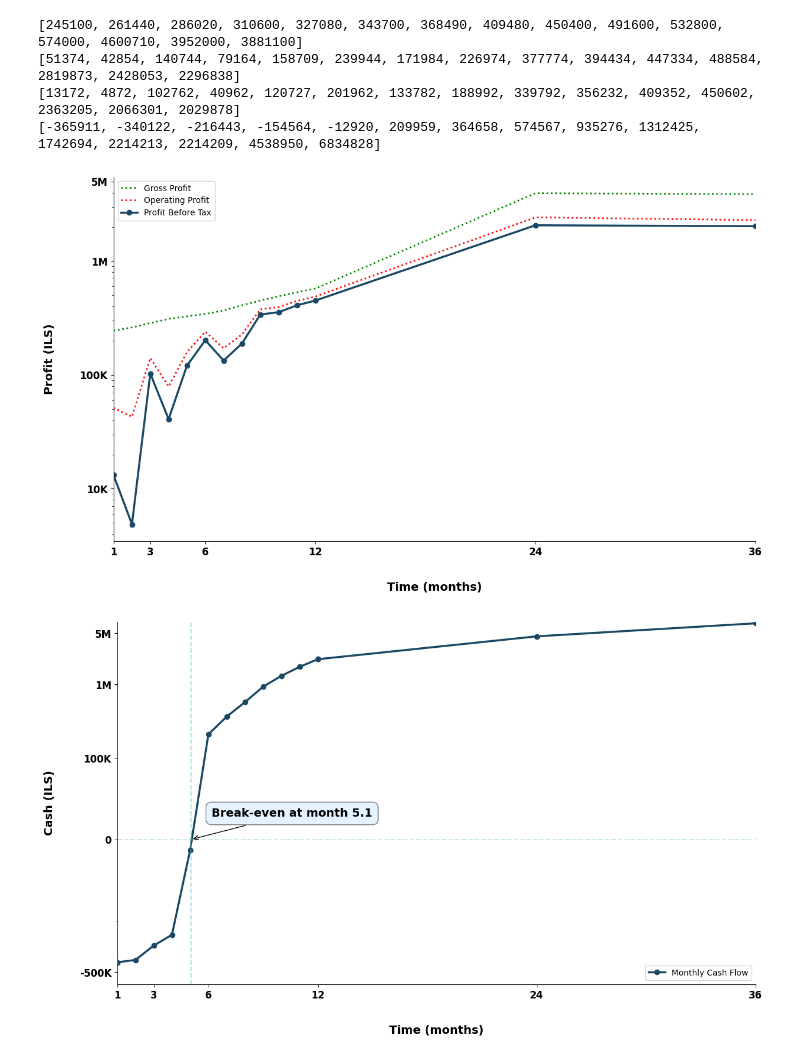
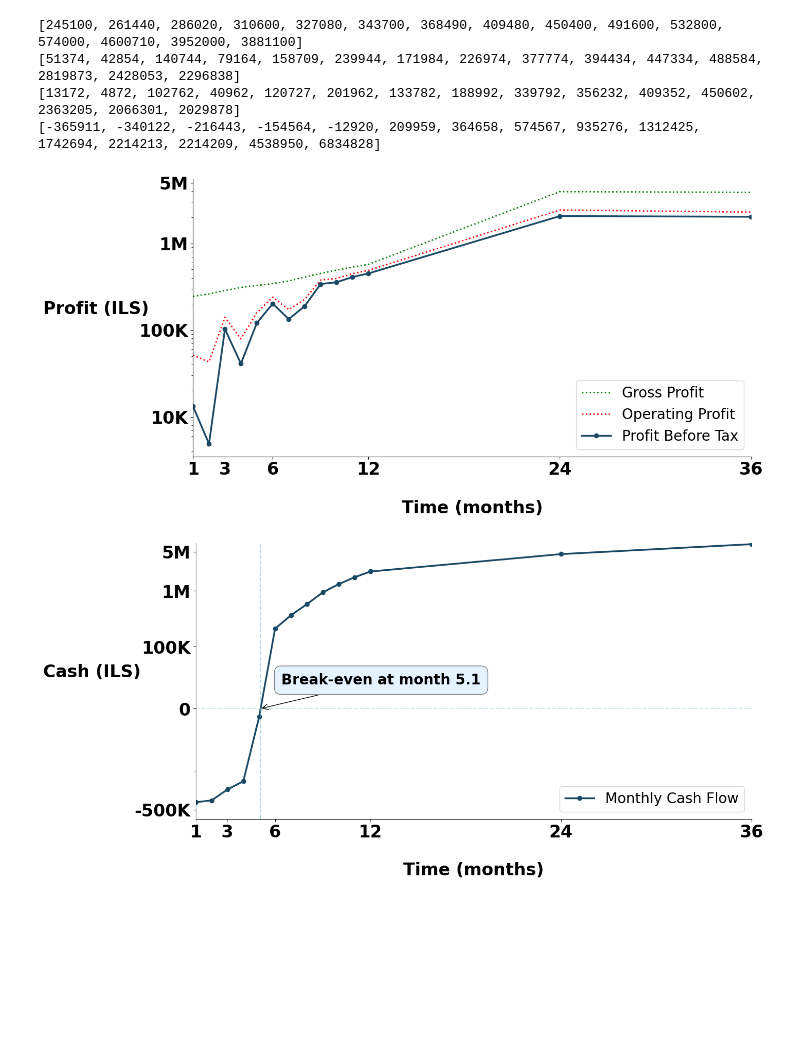
Before and after one commit to TalLevi7/SafeJourney_data_visualization, a Jupyter notebook: main.ipynb, the cells around one changed output. Saved outputs shown, nothing was run; the diff lists cells and outputs as text; code cells hidden in the pictures; blank space fills up the shorter version.

Commit message:
Fixed plot sizes and text fonts to fit presentation

```diff
--- a/main.ipynb
+++ b/main.ipynb
@@ -158,7 +158,7 @@ print(CF_ending_cash)
 [13172, 4872, 102762, 40962, 120727, 201962, 133782, 188992, 339792, 356232, 409352, 450602, 2363205, 2066301, 2029878]
 [-365911, -340122, -216443, -154564, -12920, 209959, 364658, 574567, 935276, 1312425, 1742694, 2214213, 2214209, 4538950, 6834828]
 # %%
-plt.figure(figsize=(14, 8))
+plt.figure(figsize=(14, 7))
 
 # Plot each dataset
 plt.plot(months[:12] + months[12+1:], PL_gross_profit[:12] + PL_gross_profit[12+1:]  , marker=' ', linestyle='dotted', linewidth=2, alpha=1,color='green', label="Gross Profit")
@@ -166,49 +166,50 @@ plt.plot(months[:12] + months[12+1:], PL_operating_profit[:12] + PL_operating_pr
 plt.plot(months[:12] + months[12+1:], PL_profit_before_tax[:12] + PL_profit_before_tax[12+1:], marker='o', linestyle='-',linewidth =2.5, markersize = 6, color="#1B4965", label="Profit Before Tax")
 
 # Labels and Title
-plt.xlabel("Time (months)", fontsize=14, fontweight='bold', labelpad=30)
-plt.ylabel("Profit (ILS)", fontsize=14, fontweight='bold', labelpad=30)
+plt.xlabel("Time (months)", fontsize=24, fontweight='bold', labelpad=30)
+plt.ylabel("Profit (ILS)", fontsize=24, fontweight='bold', labelpad=60, rotation=0)
 # plt.title("Profit & Loss Statement")
 plt.xlim(1, 36)  # Focus mainly on 1-12 (leave space for 24 & 36)
 
 # Apply Logarithmic Scale for better visualization
 plt.yscale("log")
 
 # Format Y-axis labels in dollar notation ($10K, $100K, $1M, $10M)
 plt.yticks(
     [10_000, 100_000, 1_000_000, 5_000_000],  # Scale levels
     ["10K", "100K", "1M", "5M"]  # Labels
 )
 # Format Y-axis labels in dollar notation ($10K, $100K, $1M, $10M)
 plt.xticks(
     [1, 3, 6, 12, 24, 36],  # Scale levels
     ["1", "3", "6", "12", "24", "36"]  # Labels
 )
 
 ax = plt.gca()  # Get the current axis
 ax.spines["top"].set_visible(False)   # Hide the top border
 ax.spines["right"].set_visible(False)  # Hide the left border
 
-plt.xticks(fontsize=12, fontweight = 'bold')  # Increase size of X-axis tick labels
-plt.yticks(fontsize=12, fontweight = 'bold')  # Increase size of Y-axis tick labels
+plt.xticks(fontsize=24, fontweight = 'bold')  # Increase size of X-axis tick labels
+plt.yticks(fontsize=24, fontweight = 'bold')  # Increase size of Y-axis tick labels
 # Show legend
 plt.legend()
 
 # Show grid with minor lines for better readability
 plt.grid(True, which='both', linestyle='--', alpha=0.0)
+plt.legend(fontsize=20, loc='lower right')
 
 # Save the plot with transparent background
 plt.savefig('profit_loss_plot.png', transparent=True, dpi=300, bbox_inches='tight')
 
 # Display the graph
 plt.show()
 # %% [output]
-[figure, old version]
+[figure, new version]
 # %%
 import numpy as np
 
 # Create figure
-plt.figure(figsize=(14, 8))
+plt.figure(figsize=(14, 7))
 
 # Plot main data
 plt.plot(months, CF_ending_cash, marker='o', linestyle='-', linewidth=2.5, markersize=6, color='#1B4965', label="Monthly Cash Flow" )
@@ -223,15 +224,15 @@ for i in range(len(CF_ending_cash)-1):
         plt.axvline(x=x_cross, color='#62B6CB', linestyle='--', alpha=0.5)
         plt.annotate(f'Break-even at month {x_cross:.1f}',
                     xy=(x_cross, 0),
-                    fontsize = 14, fontweight='bold',
-                    xytext=(25, 25), textcoords='offset points',
+                    fontsize = 20, fontweight='bold',
+                    xytext=(30, 30), textcoords='offset points',
                     ha='left', va='bottom',
                     bbox=dict(boxstyle='round,pad=0.5', fc='#CAE9FF', alpha=0.5),
                     arrowprops=dict(arrowstyle='->', connectionstyle='arc3,rad=0'))
 
 # Labels and Title
-plt.xlabel("Time (months)", fontsize=14, fontweight='bold', labelpad=30)
-plt.ylabel("Cash (ILS)", fontsize=14, fontweight='bold', labelpad=30)
+plt.xlabel("Time (months)", fontsize=24, fontweight='bold', labelpad=30)
+plt.ylabel("Cash (ILS)", fontsize=24, fontweight='bold', labelpad=60, rotation=0)
 # plt.title("Cash Flow Statement")
 plt.xlim(1, 36)
 
@@ -256,13 +257,15 @@ ax = plt.gca()  # Get the current axis
 ax.spines["top"].set_visible(False)   # Hide the top border
 ax.spines["right"].set_visible(False)  # Hide the left border
 
-plt.xticks(fontsize=12, fontweight = 'bold')  # Increase size of X-axis tick labels
-plt.yticks(fontsize=12, fontweight = 'bold')  # Increase size of Y-axis tick labels
+plt.xticks(fontsize=24, fontweight = 'bold')  # Increase size of X-axis tick labels
+plt.yticks(fontsize=24, fontweight = 'bold')  # Increase size of Y-axis tick labels
 # Show legend
 plt.legend()
 
 # Show grid with minor lines for better readability
 plt.grid(True, which='both', linestyle='--', alpha=0.0)
+
+plt.legend(fontsize=20, loc='lower right')
 
 
 # Save with transparent background
@@ -271,4 +274,4 @@ plt.savefig('cash_flow_analysis.png', transparent=True, dpi=300, bbox_inches='ti
 # Display the graph
 plt.show()
 # %% [output]
-[figure, old version]
+[figure, new version]
```
